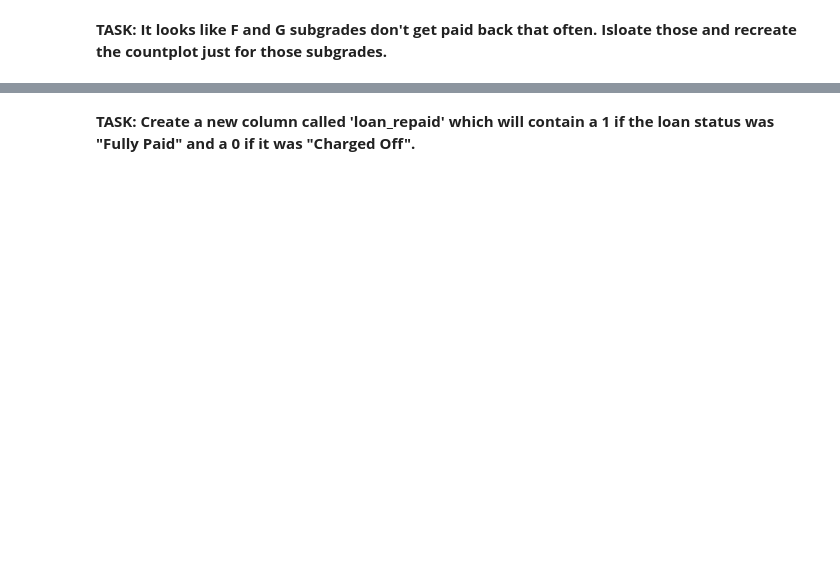
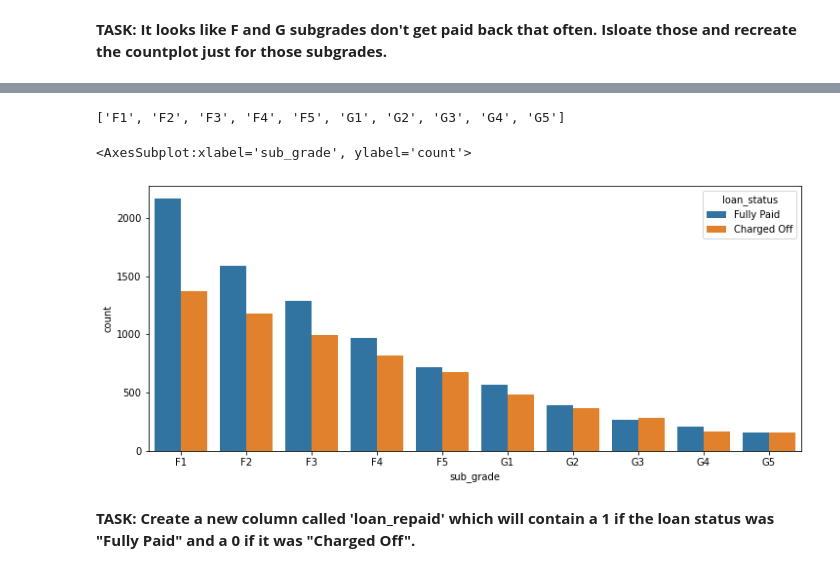
Before and after one commit to Sabari2810/DeepLearning-Python, a Jupyter notebook: TF_2_Notebooks_and_Data/03-ANNs/03-Keras-Project-Exercise.ipynb, the cells around one changed output, grey strips where cells are left out. Saved outputs shown, nothing was run; the diff lists cells and outputs as text; code cells hidden in the pictures; blank space fills up the shorter version.

```diff
--- a/TF_2_Notebooks_and_Data/03-ANNs/03-Keras-Project-Exercise.ipynb
+++ b/TF_2_Notebooks_and_Data/03-ANNs/03-Keras-Project-Exercise.ipynb
@@ -452,2 +365,15 @@ s_grade = df['sub_grade']['','']
+# %%
+f_and_g = df[(df['grade'] == 'F')|(df['grade'] == 'G')]
+# %%
+order = sorted(f_and_g['sub_grade'].unique())
+order
+# %% [output]
+['F1', 'F2', 'F3', 'F4', 'F5', 'G1', 'G2', 'G3', 'G4', 'G5']
+# %%
+plt.figure(figsize=(12,5))
+sns.countplot(x='sub_grade',data=f_and_g,order = order,hue='loan_status')
+# %% [output]
+<AxesSubplot:xlabel='sub_grade', ylabel='count'>
+[figure, added]
 # %% [markdown]
 **TASK: Create a new column called 'loan_repaid' which will contain a 1 if the loan status was "Fully Paid" and a 0 if it was "Charged Off".**
```
Also changed, not shown: parts of 162 cells of this notebook.
